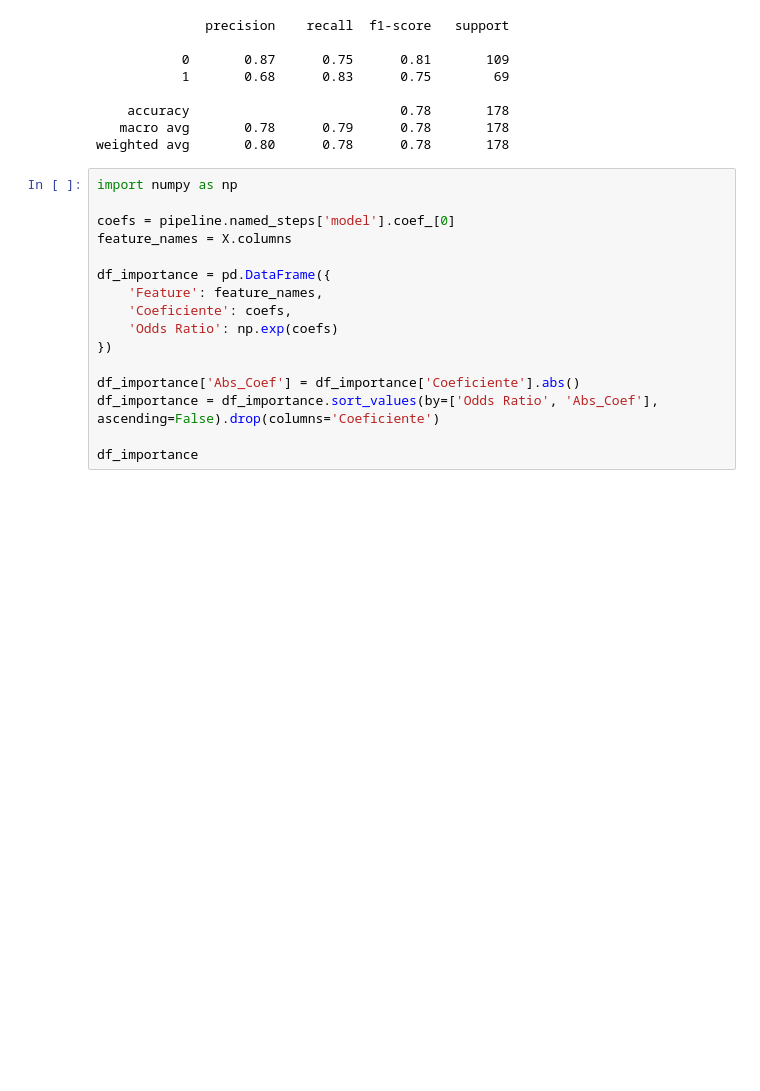
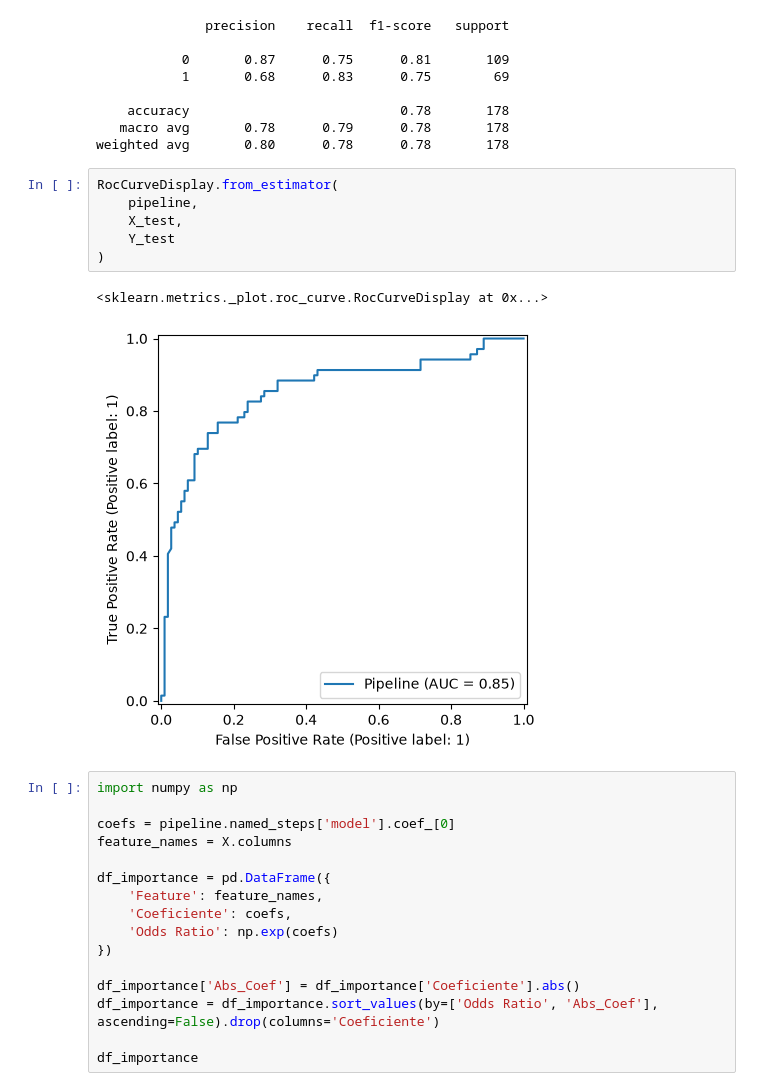
Before and after one commit to luiseduaardo/ml-ds, a Jupyter notebook: supervised-learning/logistic-regression/logistic_regression_titanic.ipynb, the cells around one changed output. Drawn from its saved outputs; the diff is of its cells as text; blank space fills up the shorter version.

```diff
--- a/supervised-learning/logistic-regression/logistic_regression_titanic.ipynb
+++ b/supervised-learning/logistic-regression/logistic_regression_titanic.ipynb
@@ -116,6 +116,15 @@ print(classification_report(Y_test, predictions))
     accuracy                           0.78       178
    macro avg       0.78      0.79      0.78       178
 weighted avg       0.80      0.78      0.78       178
+# %%
+RocCurveDisplay.from_estimator(
+    pipeline,
+    X_test,
+    Y_test
+)
+# %% [output]
+<sklearn.metrics._plot.roc_curve.RocCurveDisplay at 0x...>
+[figure, added]
 # %%
 import numpy as np
 
```
Also changed, not shown: parts of 2 cells of this notebook.
